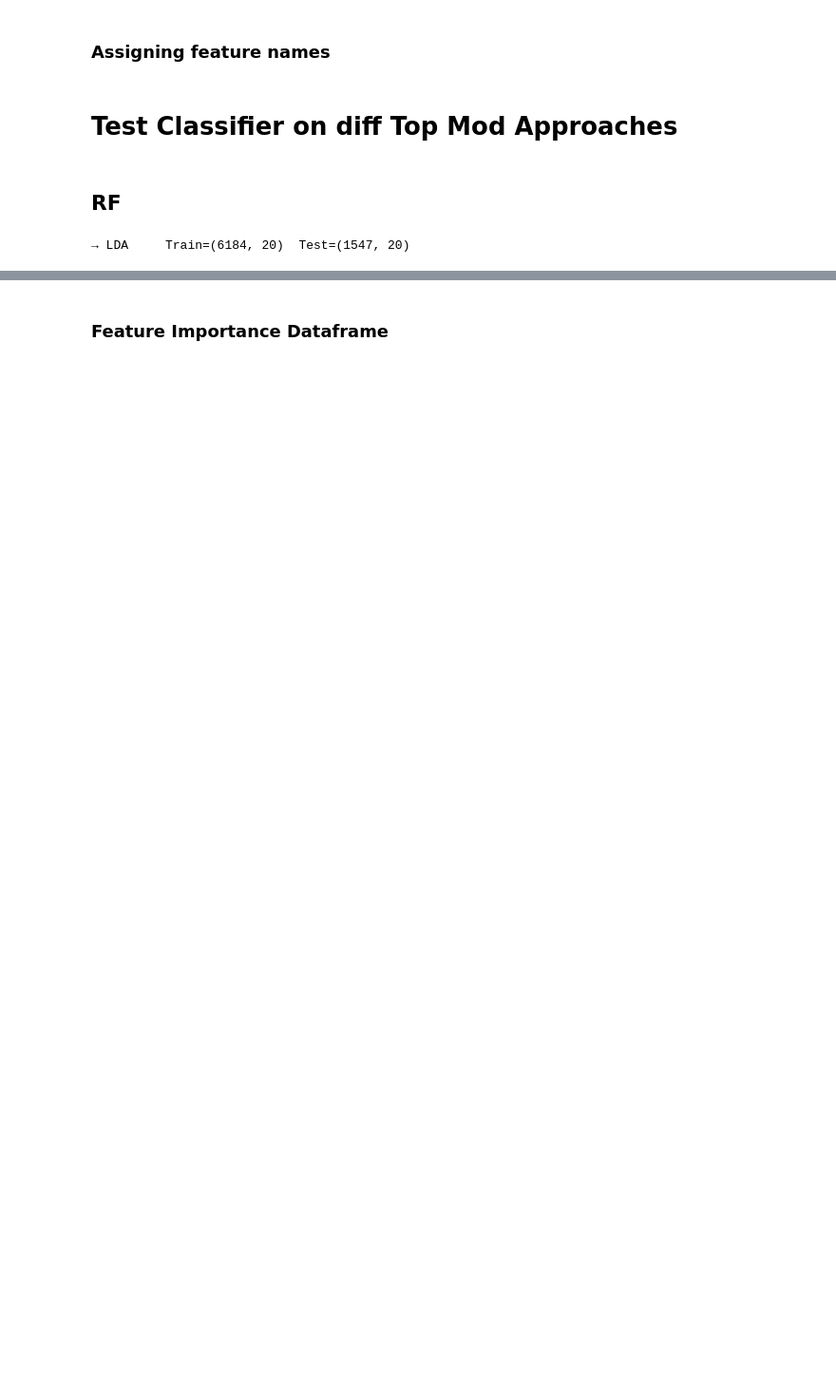
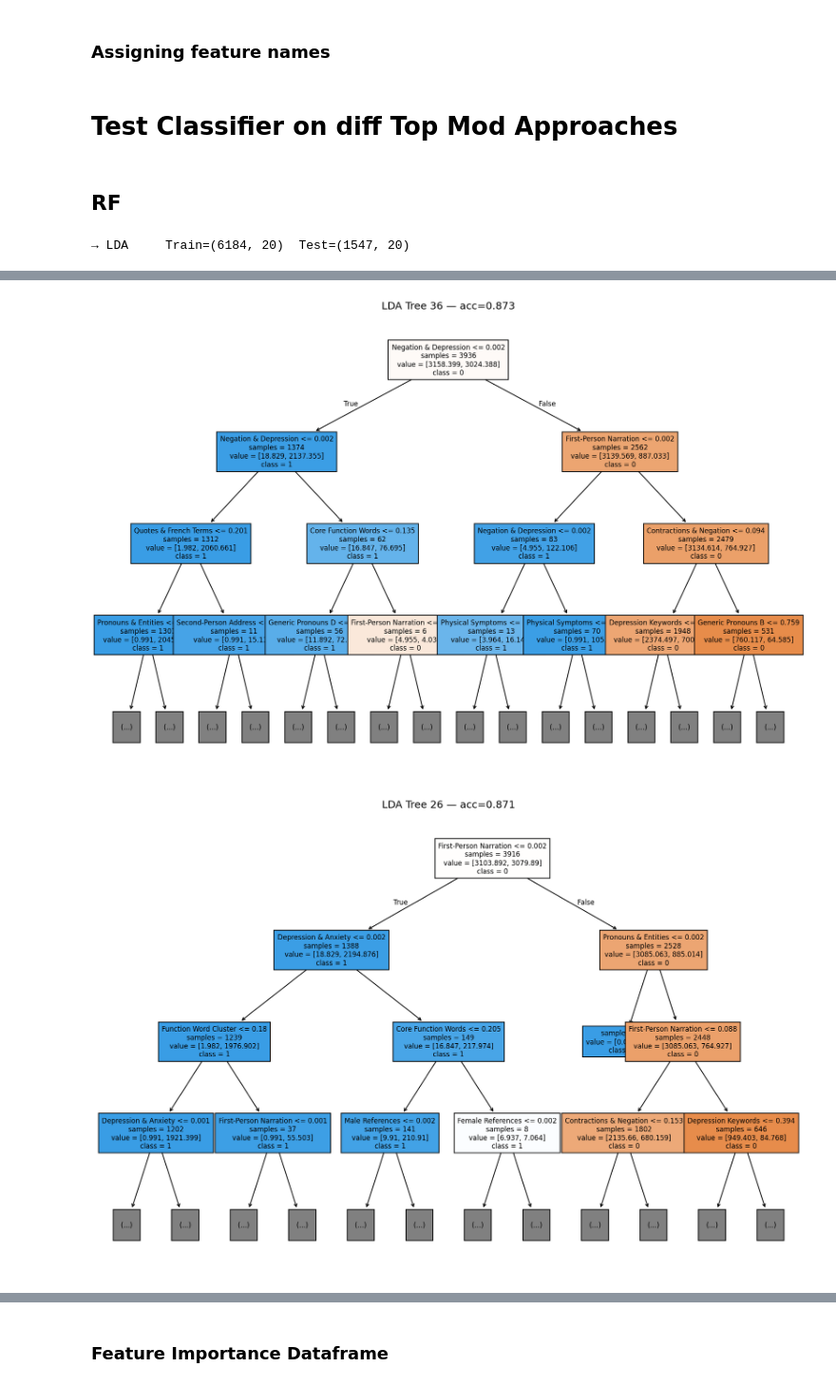
Before and after one commit to sofiascharf/SocCultExam, a Jupyter notebook: Pipelines.ipynb, the cells around one changed output, grey strips where cells are left out. Shown at 95% size. Saved outputs shown, nothing was run; the diff lists cells and outputs as text; code cells hidden in the pictures; blank space fills up the shorter version.

```diff
--- a/Pipelines.ipynb
+++ b/Pipelines.ipynb
@@ -381,14 +395,15 @@ feature_sets = {
 # %%
 from sklearn.ensemble       import RandomForestClassifier
 from sklearn.metrics        import f1_score, precision_score, recall_score, accuracy_score
-from sklearn.inspection     import permutation_importance
 from sklearn.model_selection import cross_val_score, StratifiedKFold
+from sklearn.tree           import plot_tree
 import pandas as pd
 import numpy as np
+import matplotlib.pyplot as plt
 
-results              = {}
-best_models          = {}
-feature_importances  = {}
+results               = {}
+best_models           = {}
+impurity_importances  = {}    # renamed so we don’t shadow anything
 
 # define your CV splitter once
 cv = StratifiedKFold(n_splits=5, shuffle=True, random_state=42)
@@ -398,6 +413,7 @@ for name, (X_tr, X_te, feat) in feature_sets.items():
 
     # 0) quick CV on the training set
     rf = RandomForestClassifier(
+        n_estimators    = 100,
         class_weight    = "balanced",
         random_state    = 42,
         n_jobs          = -1
@@ -419,34 +435,60 @@ for name, (X_tr, X_te, feat) in feature_sets.items():
     oos_rec = recall_score(y_test, y_pred, zero_division=0)
     print(f"  OOS  F1: {oos_f1:.3f}   Acc: {oos_acc:.3f}   Prec: {oos_prec:.3f}   Rec: {oos_rec:.3f}")
 
-    # 3) permutation importances
-    perm = permutation_importance(rf, X_te, y_test, n_repeats=10, random_state=42)
+    # 3) extract impurity‐based feature importances
+    imp_vals = rf.feature_importances_
     imp_df = (
         pd.DataFrame({
             "feature":    feat,
-            "importance": perm.importances_mean,
-            "std_error":  perm.importances_std
+            "importance": imp_vals
         })
         .sort_values("importance", ascending=False)
         .head(5)
         .reset_index(drop=True)
     )
-    print("  Top 5 importances:")
+    print("  Top 5 impurity‐based importances:")
     print(imp_df.to_string(index=False, float_format="%.4f"))
 
     # 4) record everything
-    results[name]                = {
-        "CV F1":      cv_scores.mean(),
-        "CV std":     cv_scores.std(),
-        "OOS F1":     oos_f1,
-        "Accuracy":   oos_acc,
-        "Precision":  oos_prec,
-        "Recall":     oos_rec,
+    results[name]               = {
+        "CV F1":     cv_scores.mean(),
+        "CV std":    cv_scores.std(),
+        "OOS F1":    oos_f1,
+        "Accuracy":  oos_acc,
+        "Precision": oos_prec,
+        "Recall":    oos_rec,
     }
-    best_models[name]            = rf
-    feature_importances[name]    = imp_df
+    best_models[name]           = rf
+    impurity_importances[name]  = imp_df
 
-# Summarize
+    # 5) find & plot top‐2 individual trees
+        # 5) find top‐2 individual trees by hold-out accuracy
+    tree_scores = [
+        (i, accuracy_score(y_test, tree.predict(X_te)))
+        for i, tree in enumerate(rf.estimators_)
+    ]
+    top2 = sorted(tree_scores, key=lambda x: x[1], reverse=True)[:2]
+
+    # Plot each tree in its own figure
+    for idx, acc in top2:
+        tree = rf.estimators_[idx]
+        fig, ax = plt.subplots(figsize=(12, 8), dpi=150)
+        plot_tree(
+            tree,
+            feature_names=feat,
+            class_names=[str(c) for c in rf.classes_],
+            max_depth=3,
+            filled=True,
+            impurity=False,
+            fontsize=8,
+            ax=ax
+        )
+        ax.set_title(f"{name} Tree {idx} — acc={acc:.3f}")
+        plt.tight_layout()
+        plt.show()
+
+
+# Summarize all metrics
 summary = (
     pd.DataFrame.from_dict(results, orient="index")
       .rename_axis("Method")
@@ -491,0 +526,2 @@ S3        0.941   0.004   0.946     0.947      0.954   0.939
+[figure, added]
+[figure, added]
```
Also changed, not shown: parts of 20 cells of this notebook, 15 other files.
